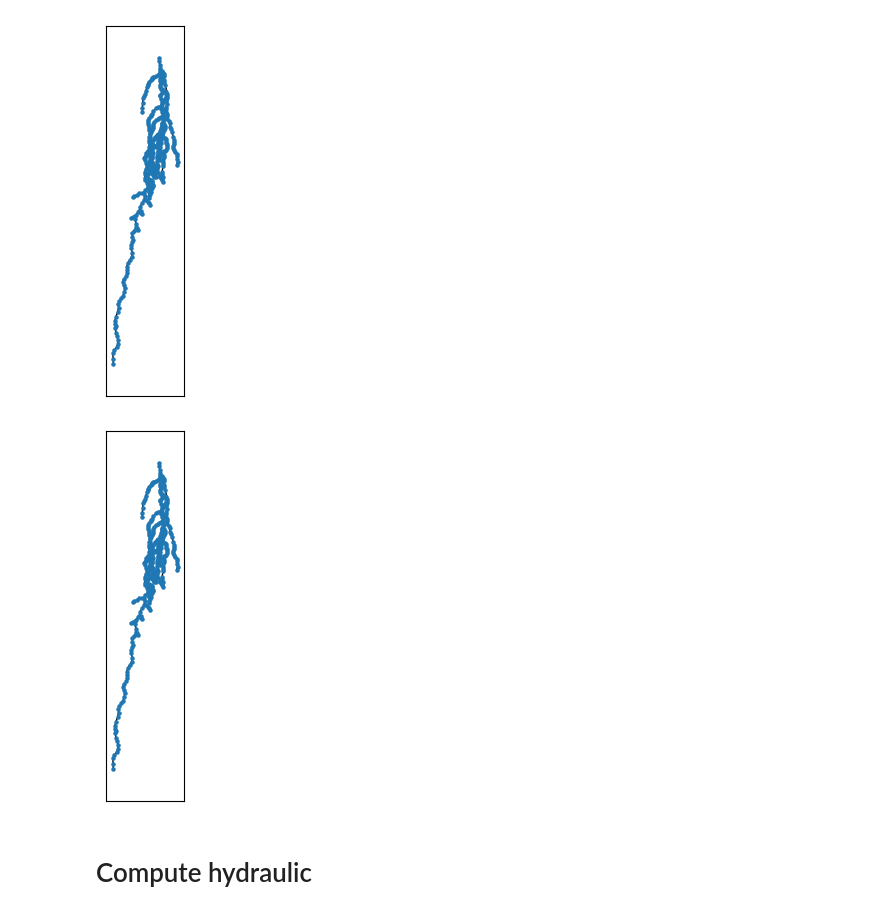
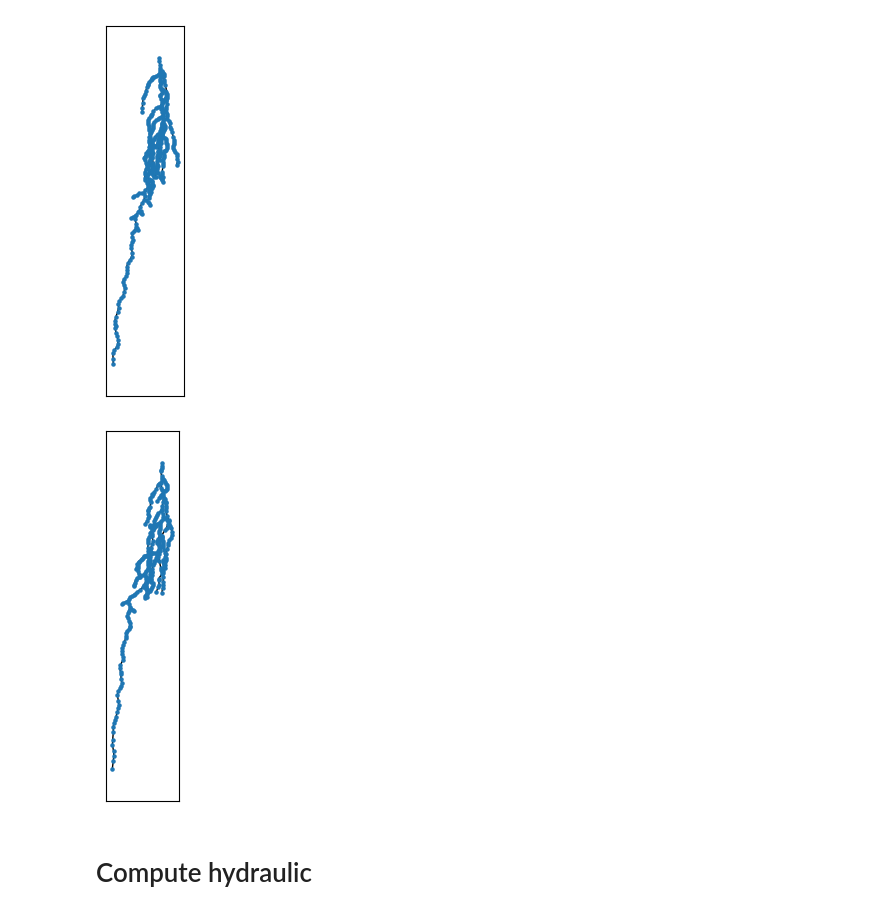
Before and after one commit to openalea-incubator/branchingnetwork, a Jupyter notebook: Save_graphs.ipynb, the cells around one changed output. Saved outputs shown, nothing was run; the diff lists cells and outputs as text; code cells hidden in the pictures.

```diff
--- a/Save_graphs.ipynb
+++ b/Save_graphs.ipynb
@@ -178,4 +178,33 @@ for i in range(len(trees)):
             props_cid = gg.nodes[tid]
             edge_type = '+' if props_cid['root_deg'] != props_pid['root_deg'] else '<'
             g.add_child(pid, child=cid, edge_type=edge_type, **props_pid)
+# %%
+from openalea.mtg import fat_mtg, traversal
+
+def nx2mtg(gnx):
+    tree = nx.bfs_tree(gnx,0)
+
+    g=MTG()
+    root_id = g.add_component(g.root)
+    for vid, children in tree.adjacency():
+        nid = vid+1
+        if g.has_vertex(nid):
+            props = gnx.nodes[vid]
+            g._add_vertex_properties(vid=nid,properties=props)
+        pid = nid
+        props_pid = gnx.nodes[vid]
+
+        for tid in children:
+            cid = tid+1
+            assert(not g.has_vertex(cid))
+            props_cid = gnx.nodes[tid]
+            edge_type = '+' if props_cid['root_deg'] != props_pid['root_deg'] else '<'
+            g.add_child(pid, child=cid, edge_type=edge_type, **props_pid)
+
+    g = fat_mtg(g)
+    return g
+# %%
+gs = []
+for i in range(len(trees)):
+    gs.append(nx2mtg(nxjs[i]))
 # %%
@@ -190,9 +218,9 @@ plot_mpl(dgs)
 [figure]
 # %%
 %run read.py
-plot_mpl_mtg(g)
+plot_mpl_mtg(gs[4])
 # %% [output]
-[figure, old version]
+[figure, new version]
 # %% [markdown]
 # Compute hydraulic
 # %%
```
Also changed, not shown: parts of 1 cell of this notebook, 1 other file.
